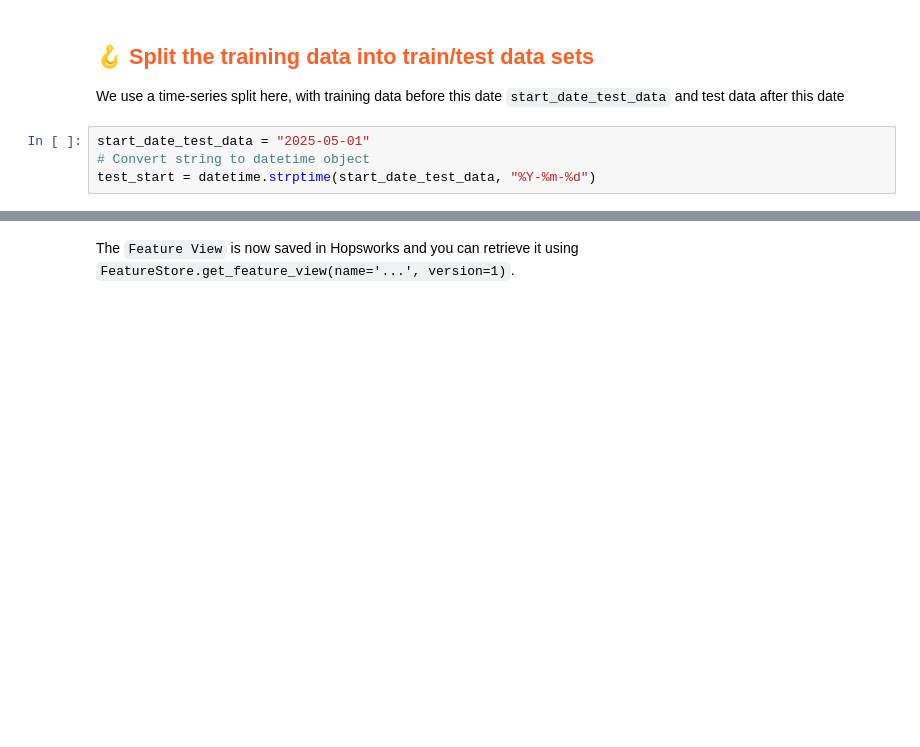
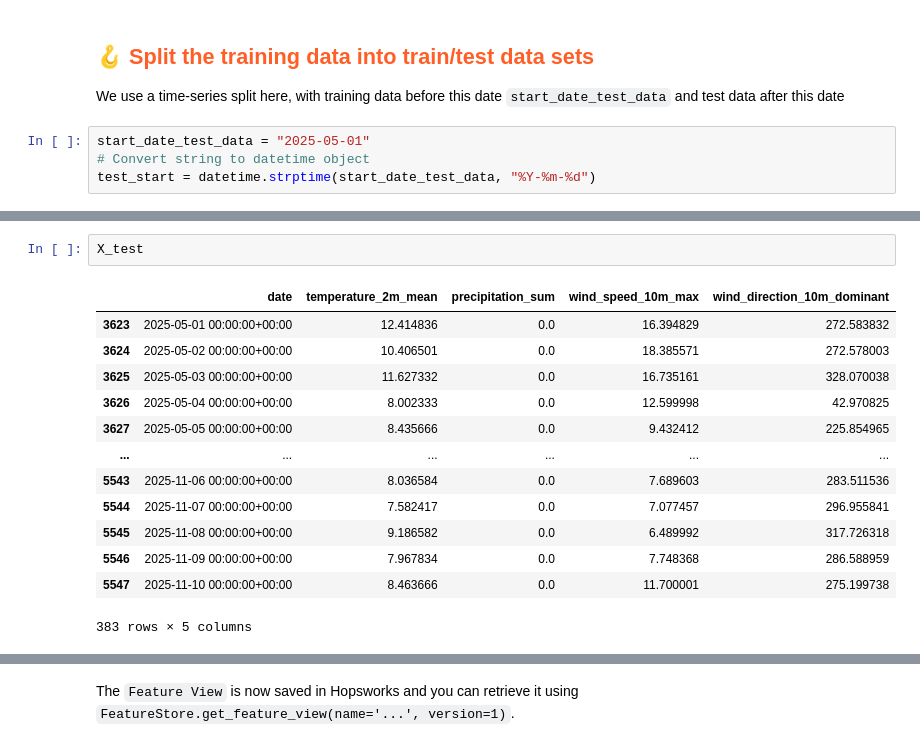
Before and after one commit to featurestorebook/mlfs-book, a Jupyter notebook: notebooks/airquality/3_air_quality_training_pipeline.ipynb, the cells around one changed output, grey strips where cells are left out. Saved outputs shown, nothing was run; the diff lists cells and outputs as text; blank space fills up the shorter version.

```diff
--- a/notebooks/airquality/3_air_quality_training_pipeline.ipynb
+++ b/notebooks/airquality/3_air_quality_training_pipeline.ipynb
@@ -173,0 +170,16 @@ X_train
+# %%
+X_test
+# %% [output]
+|  | date | temperature_2m_mean | precipitation_sum | wind_speed_10m_max | wind_direction_10m_dominant |
+| 3623 | 2025-05-01 00:00:00+00:00 | 12.414836 | 0.0 | 16.394829 | 272.583832 |
+| 3624 | 2025-05-02 00:00:00+00:00 | 10.406501 | 0.0 | 18.385571 | 272.578003 |
+| 3625 | 2025-05-03 00:00:00+00:00 | 11.627332 | 0.0 | 16.735161 | 328.070038 |
+| 3626 | 2025-05-04 00:00:00+00:00 | 8.002333 | 0.0 | 12.599998 | 42.970825 |
+| 3627 | 2025-05-05 00:00:00+00:00 | 8.435666 | 0.0 | 9.432412 | 225.854965 |
+| ... | ... | ... | ... | ... | ... |
+| 5543 | 2025-11-06 00:00:00+00:00 | 8.036584 | 0.0 | 7.689603 | 283.511536 |
+| 5544 | 2025-11-07 00:00:00+00:00 | 7.582417 | 0.0 | 7.077457 | 296.955841 |
+| 5545 | 2025-11-08 00:00:00+00:00 | 9.186582 | 0.0 | 6.489992 | 317.726318 |
+| 5546 | 2025-11-09 00:00:00+00:00 | 7.967834 | 0.0 | 7.748368 | 286.588959 |
+| 5547 | 2025-11-10 00:00:00+00:00 | 8.463666 | 0.0 | 11.700001 | 275.199738 |
+383 rows × 5 columns
```
Also changed, not shown: parts of 13 cells of this notebook, 8 other files.
